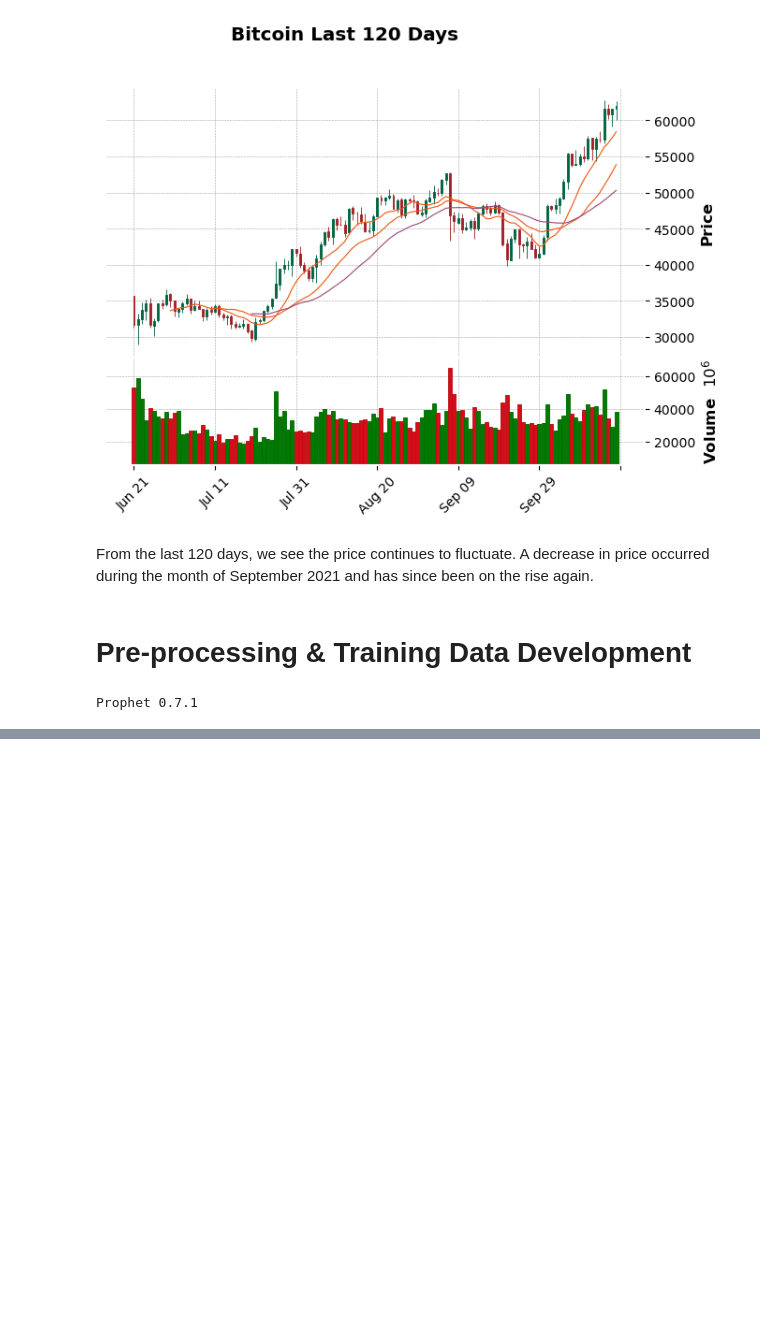
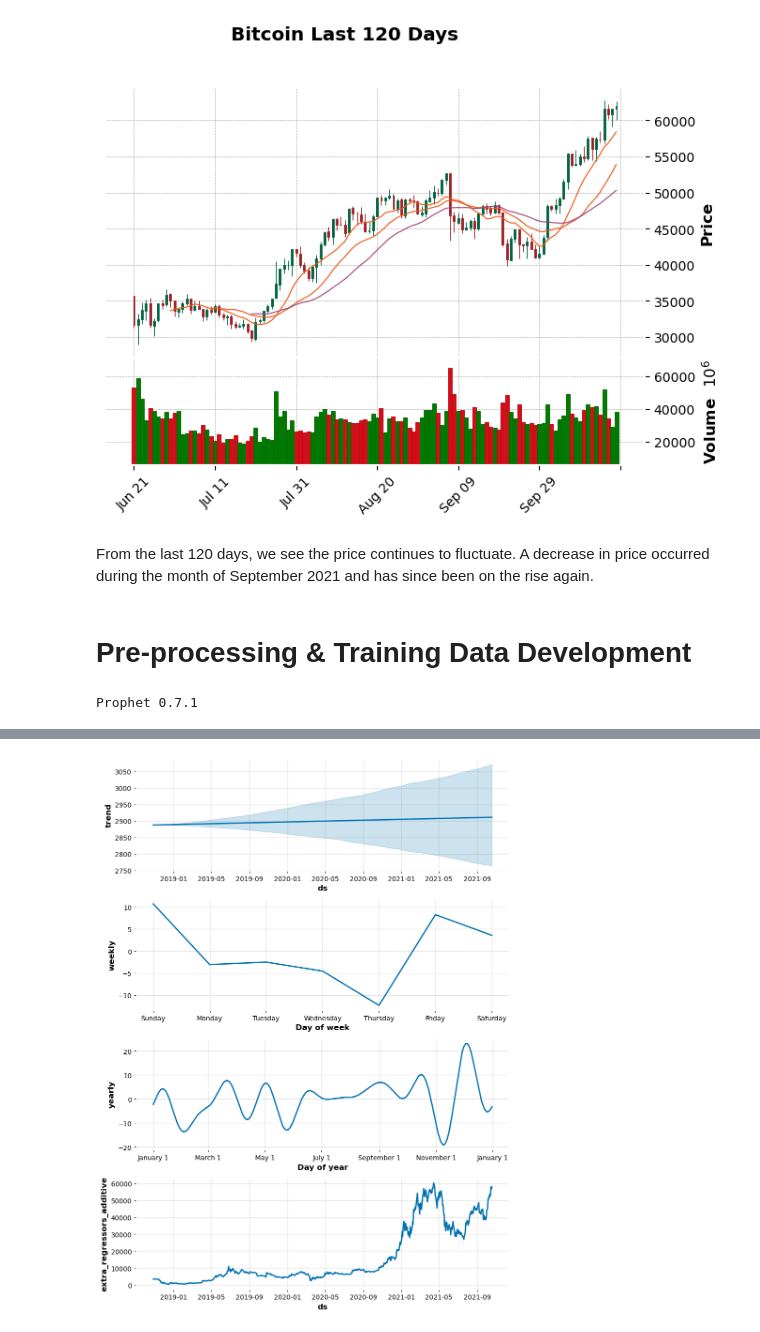
Before and after one commit to General2096/Sprinboard, a Jupyter notebook: Capstone Project/Pre-processing & Training Data Development Bitcoin.ipynb, the cells around one changed output, grey strips where cells are left out. Saved outputs shown, nothing was run; the diff lists cells and outputs as text; code cells hidden in the pictures; blank space fills up the shorter version.

```diff
--- a/Capstone Project/Pre-processing & Training Data Development Bitcoin.ipynb
+++ b/Capstone Project/Pre-processing & Training Data Development Bitcoin.ipynb
@@ -433,0 +540,4 @@ fig = plot_cross_validation_metric(df_cv, metric='mape')
+# %%
+fig = pro_regressor.plot_components(forecast_data)
+# %% [output]
+[figure, added]
```
Also changed, not shown: parts of 45 cells of this notebook.
